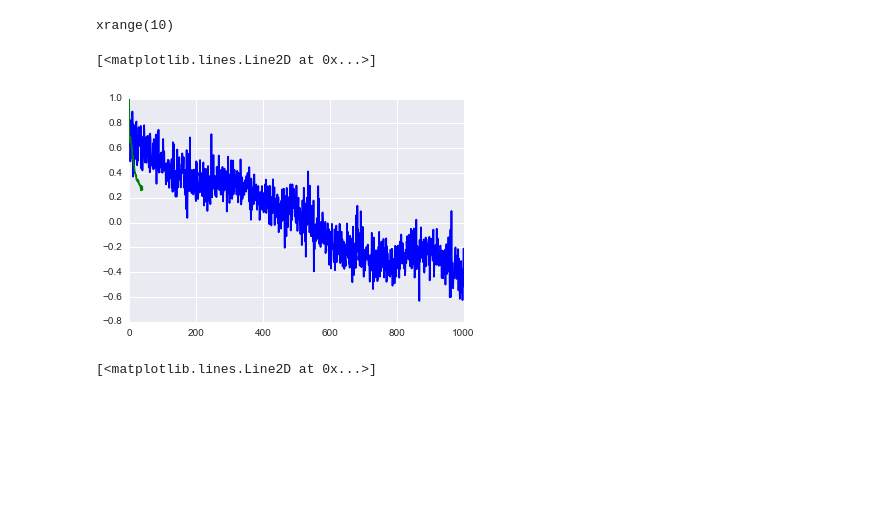
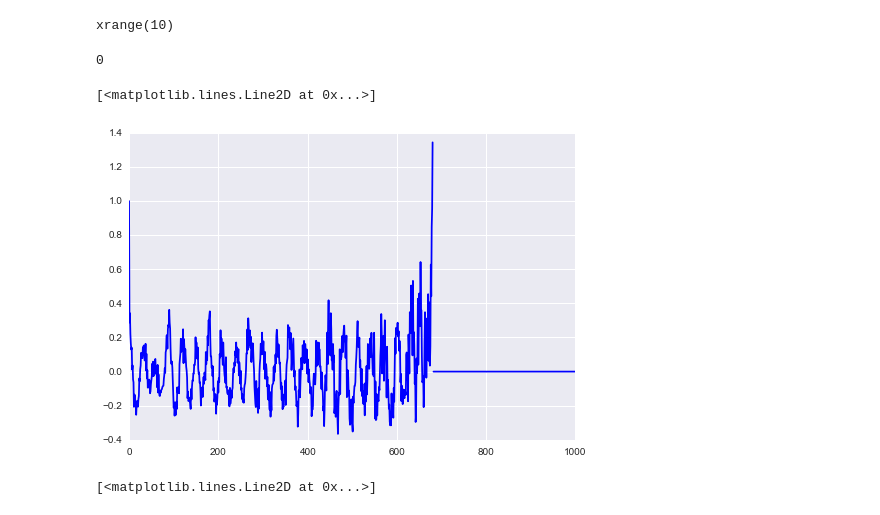
Before and after one commit to isadoranun/time-series-feats, a Jupyter notebook: FeaturesDocumentation.ipynb, the cells around one changed output. Saved outputs shown, nothing was run; the diff lists cells and outputs as text; code cells hidden in the pictures; blank space fills up the shorter version.

Commit message:
fixed SlottedA

```diff
--- a/FeaturesDocumentation.ipynb
+++ b/FeaturesDocumentation.ipynb
@@ -767,19 +716,20 @@ def New_slotted_autocorrelation3(data, mjd,T, K):
     prod[0] = (sum(data**2) + sum(data[idx[0]]*data[idx[1]])) / (len(idx[0]) + len(data)-1 )
     return prod/prod[0]
 # %%
-prod=New_slotted_autocorrelation3(data, mjd,T=1, K=1000)
+prod=New_slotted_autocorrelation3(data, mjd,T=4, K=1000)
 
 index = next((index for index,value in enumerate(prod[1:]) if value < np.exp(-1)), None)
 
 #print np.exp(-1), prod[0:20]
-#print index
+print index
 plt.plot(prod, color ='blue')
-plt.plot(stattools.acf(data), color = 'green')
+#plt.plot(stattools.acf(data), color = 'green')
 #SAC = New_slotted_autocorrelation(data, mjd,T, K)
 #plt.plot(SAC, color='magenta')
 # %% [output]
-[<matplotlib.lines.Line2D at 0x...>]
+0
+[<matplotlib.lines.Line2D at 0x...>]
-[figure, old version]
+[figure, new version]
 # %%
 data2 = np.random.normal(size=100)
 mjd2 = xrange(100)
```
Also changed, not shown: parts of 4 cells of this notebook, 2 other files.
